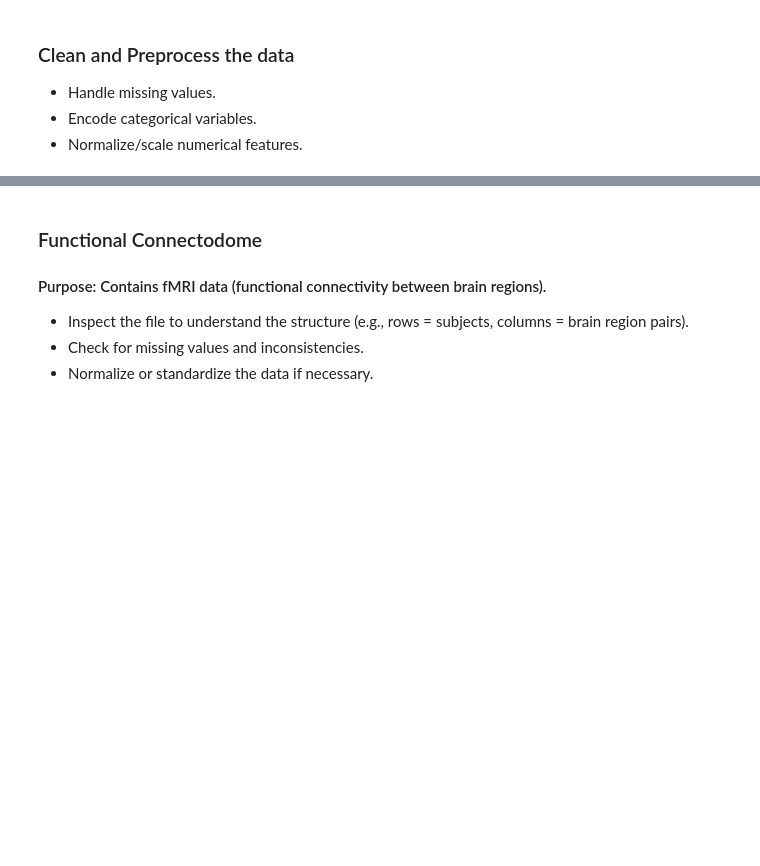
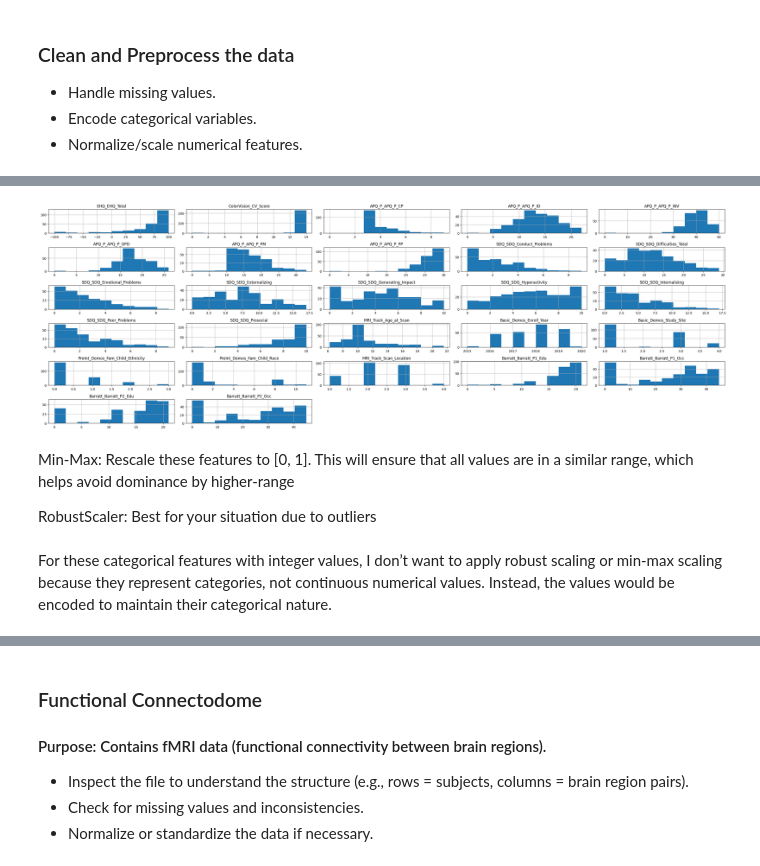
Before and after one commit to nnoromiv/brain-activity-pattern-differences-in-ADHD, a Jupyter notebook: explorer.ipynb, the cells around one changed output, grey strips where cells are left out. Cells and saved outputs as stored; diff of their text form; code cells hidden in the pictures; blank space fills up the shorter version.

```diff
--- a/explorer.ipynb
+++ b/explorer.ipynb
@@ -456,7 +398,0 @@ dtype: object
-# %%
-# This code snippet is performing feature scaling on the numerical columns of the DataFrame `df_meta`.
-
-scaler = StandardScaler()
-
-features = train_data.select_dtypes(include=['float64', 'int64']).columns
-train_data[features] = scaler.fit_transform(train_data[features])
@@ -517,0 +401,5 @@ train_data.to_excel('METADATA.xlsx', index=False)
+# %%
+median_copy = train_data.copy()
+# %%
+# This line of code is filling missing values in the 'MRI_Track_Age_at_Scan' column of the DataFrame 'df_meta' with the median value of that column. The `fillna()` method is used to replace NaN (missing) values with a specified value, in this case, the median of the column. The `inplace=True` parameter ensures that the operation is done on the original DataFrame 'df_meta' without creating a new copy.
+median_copy.MRI_Track_Age_at_Scan.fillna(median_copy.MRI_Track_Age_at_Scan.median(), inplace=True)
@@ -517,0 +413,3 @@ train_data.to_excel('METADATA.xlsx', index=False)
+# %%
+# This line of code is filling missing values in the column `PreInt_Demos_Fam_Child_Ethnicity` of the DataFrame `df_meta` with the median value of that column. The `fillna()` method is used to replace missing (NaN) values with a specified value, in this case, the median of the column. The `inplace=True` parameter ensures that the operation is done on the original DataFrame `df_meta` without creating a new copy.
+median_copy.PreInt_Demos_Fam_Child_Ethnicity.fillna(median_copy.PreInt_Demos_Fam_Child_Ethnicity.median(), inplace=True)
@@ -517,0 +473,6 @@ train_data.to_excel('METADATA.xlsx', index=False)
+# %%
+median_copy.hist(figsize=(30,10))
+plt.tight_layout()
+plt.show()
+# %% [output]
+[figure, added]
@@ -517,0 +484,4 @@ train_data.to_excel('METADATA.xlsx', index=False)
+# %% [markdown]
+<span style="font-family: Century Gothic; font-size: 15px">Min-Max: Rescale these features to [0, 1]. This will ensure that all values are in a similar range, which helps avoid dominance by higher-range </span>
+
+<span style="font-family: Century Gothic; font-size: 15px">RobustScaler: Best for your situation due to outliers</span>
@@ -517,0 +496,2 @@ train_data.to_excel('METADATA.xlsx', index=False)
+# %% [markdown]
+<span style="font-family: Century Gothic; font-size: 15px">For these categorical features with integer values, I don’t want to apply robust scaling or min-max scaling because they represent categories, not continuous numerical values. Instead, the values would be encoded to maintain their categorical nature.</span>
```
Also changed, not shown: parts of 56 cells of this notebook, 4 other files.
